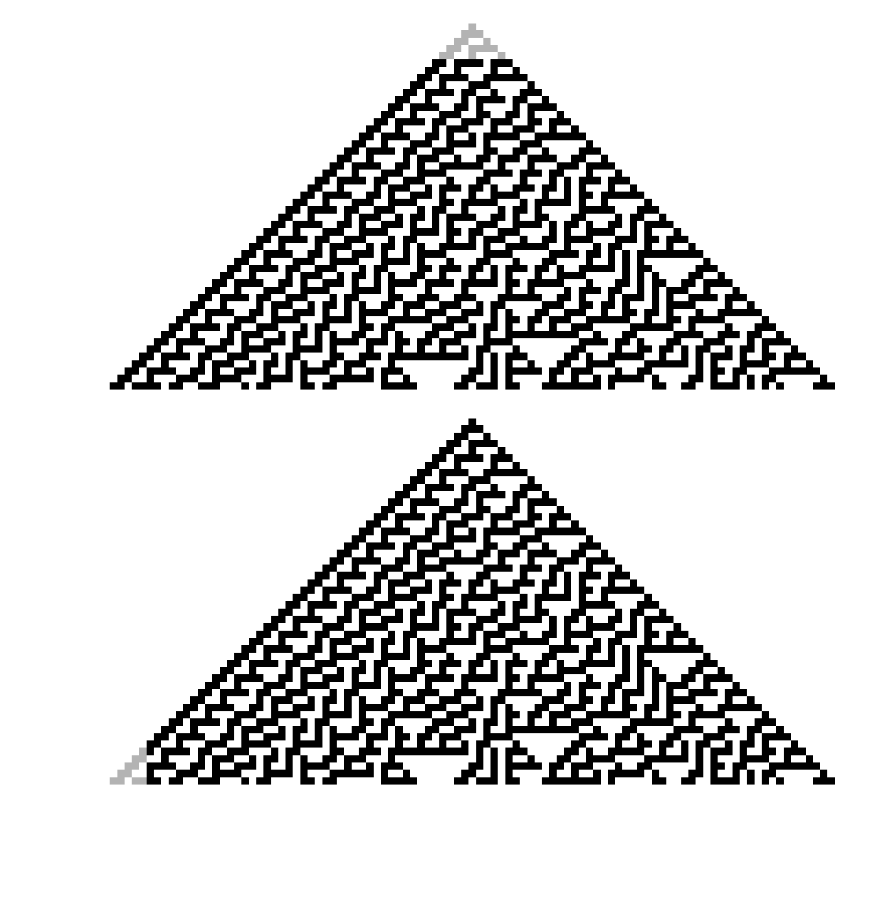
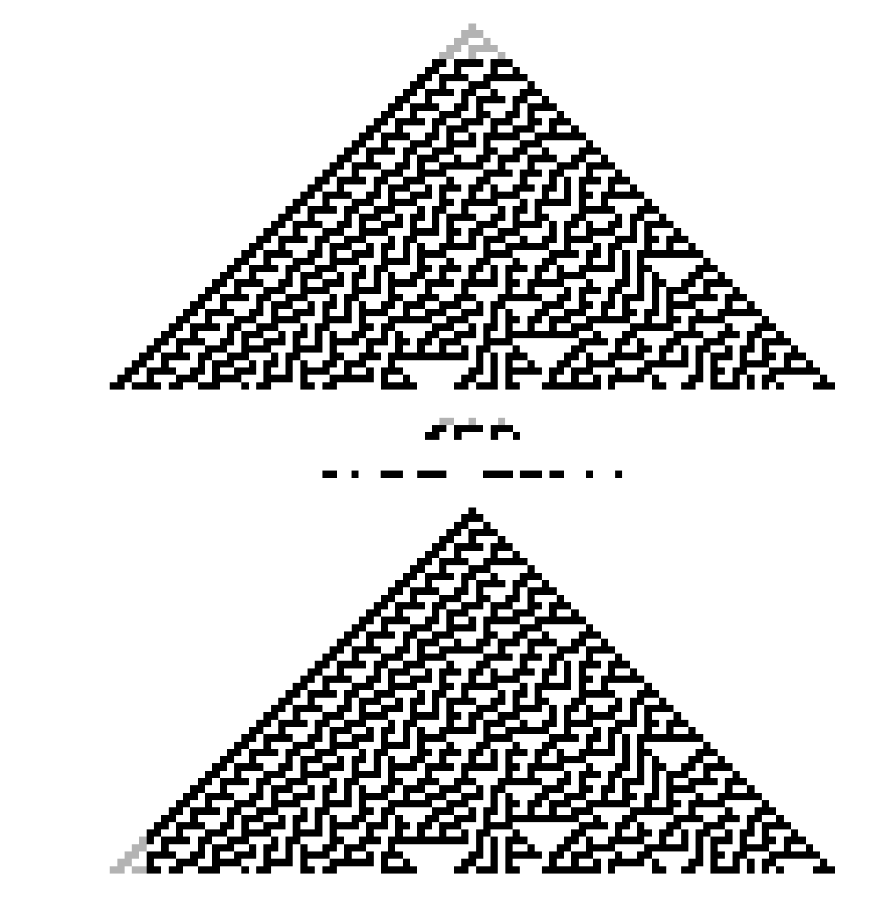
Before and after one commit to orome/automata-py, a Jupyter notebook: demo.ipynb, the cells around one changed output. Cells and saved outputs as stored; diff of their text form; code cells hidden in the pictures; blank space fills up the shorter version.

Commit message:
Add support for displaying a slice of steps

```diff
--- a/demo.ipynb
+++ b/demo.ipynb
@@ -11,6 +11,16 @@ from automata import *
 CellularAutomata(30, [0], frame_steps=50).display(highlights=[HighlightBounds(5)])
 # %% [output]
 [figure]
+# %%
+CellularAutomata(30, [0], frame_steps=50).display(highlights=[HighlightBounds(5)],
+                                                  slice_steps=SliceSpec(4,3))
+# %% [output]
+[figure, added]
+# %%
+CellularAutomata(30, [0], frame_steps=50).display(highlights=[HighlightBounds(5)],
+                                                  slice_steps=SliceSpec(20,))
+# %% [output]
+[figure, added]
 # %%
 CellularAutomata(30, [0], frame_steps=50).display(highlights=[HighlightBounds(offset=6)])
 # %% [output]
```
Also changed, not shown: parts of 12 cells of this notebook, 1 other file.
